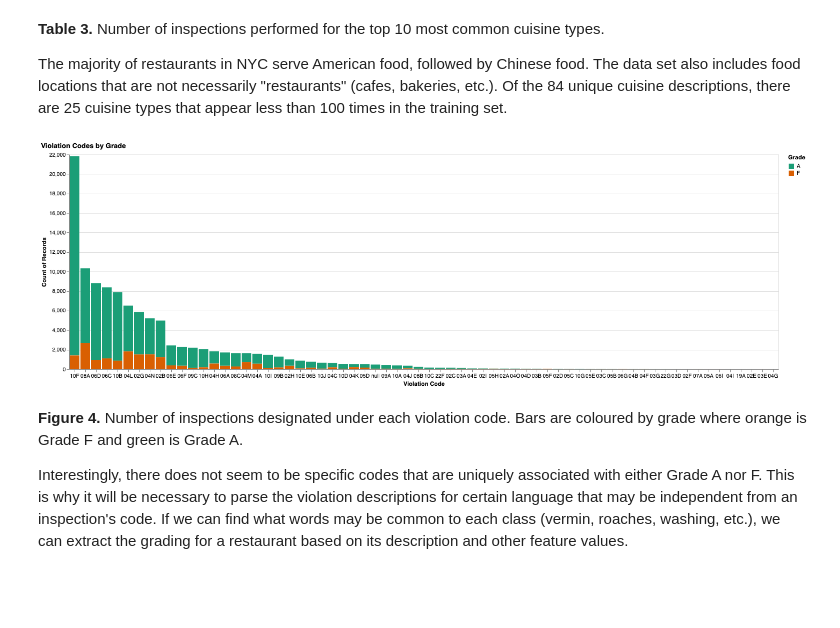
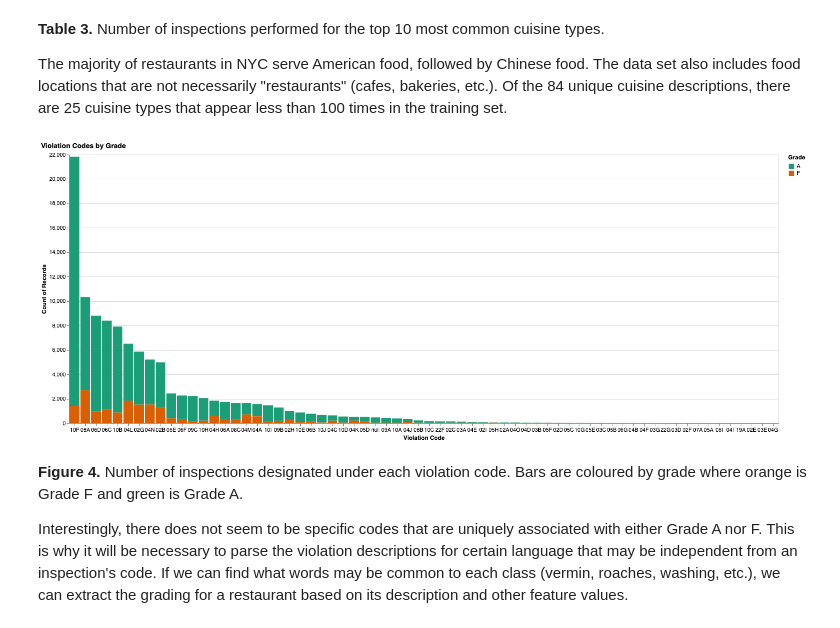
Before and after one commit to UBC-MDS/newyork_restaurant_grading, a Jupyter notebook: src/nyc_rest_eda.ipynb, the cells around one changed output. Saved outputs shown, nothing was run; the diff lists cells and outputs as text; code cells hidden in the pictures; blank space fills up the shorter version.

Commit message:
Edit size of figure 4

```diff
--- a/src/nyc_rest_eda.ipynb
+++ b/src/nyc_rest_eda.ipynb
@@ -248,15 +248,15 @@ The majority of restaurants in NYC serve American food, followed by Chinese food
 # %%
 alt.Chart(
     train_df,
 ).mark_bar().encode(
     alt.X('violation_code', sort='-y', axis=alt.Axis(labelAngle=0), title='Violation Code'),
     alt.Y('count()'),
     alt.Color('grade', scale=alt.Scale(scheme='dark2'), title='Grade')
 ).properties(
-    title='Violation Codes by Grade', height=400
+    title='Violation Codes by Grade', height=500
 ).configure_title(anchor='start')
 # %% [output]
-[figure, old version]
+[figure, new version]
 # %% [markdown]
 **Figure 4.** Number of inspections designated under each violation code. Bars are coloured by grade where orange is Grade F and green is Grade A.
 
```
Also changed, not shown: 1 other file.
